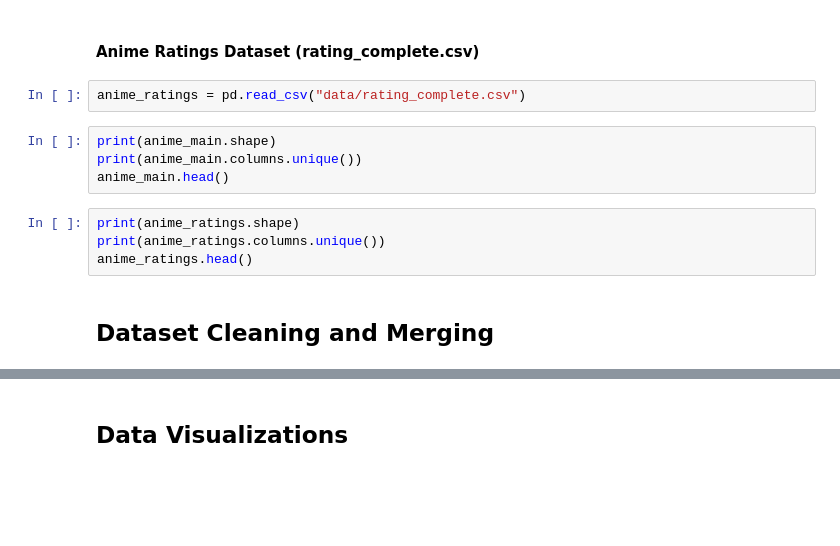
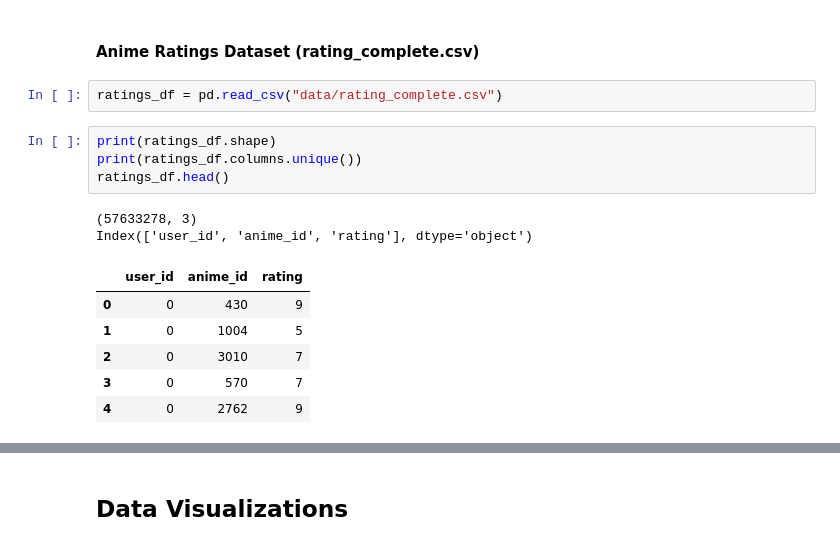
Before and after one commit to JayGus20/171Group10Project, a Jupyter notebook: ProjectCode.ipynb, the cells around one changed output, grey strips where cells are left out. Cells and saved outputs as stored; diff of their text form; blank space fills up the shorter version.

```diff
--- a/ProjectCode.ipynb
+++ b/ProjectCode.ipynb
@@ -53,14 +53,17 @@ anime_main = pd.read_csv("data/anime.csv")
 # %% [markdown]
 #### Anime Ratings Dataset (rating_complete.csv)
 # %%
-anime_ratings = pd.read_csv("data/rating_complete.csv")
+ratings_df = pd.read_csv("data/rating_complete.csv")
-# %%
-print(anime_main.shape)
-print(anime_main.columns.unique())
-anime_main.head()
 # %%
-print(anime_ratings.shape)
-print(anime_ratings.columns.unique())
-anime_ratings.head()
+print(ratings_df.shape)
+print(ratings_df.columns.unique())
+ratings_df.head()
+# %% [output]
+(57633278, 3)
+Index(['user_id', 'anime_id', 'rating'], dtype='object')
+|  | user_id | anime_id | rating |
+| 0 | 0 | 430 | 9 |
+| 1 | 0 | 1004 | 5 |
+| 2 | 0 | 3010 | 7 |
+| 3 | 0 | 570 | 7 |
+| 4 | 0 | 2762 | 9 |
-# %% [markdown]
-## Dataset Cleaning and Merging
```
Also changed, not shown: parts of 45 cells of this notebook.
